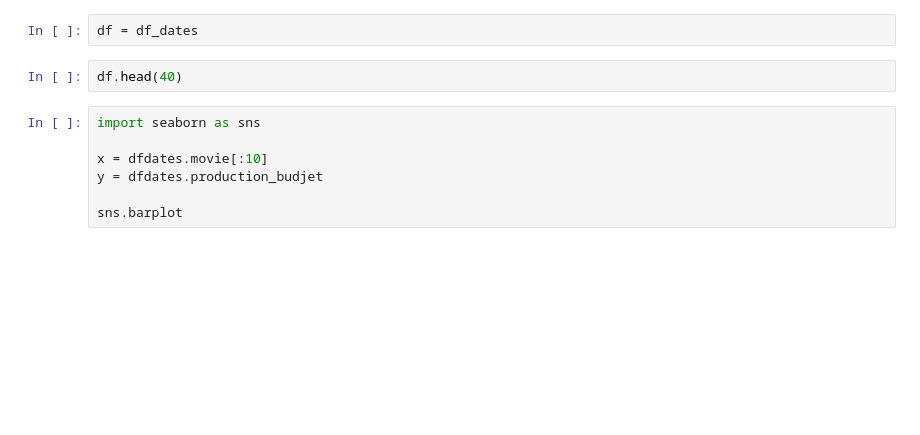
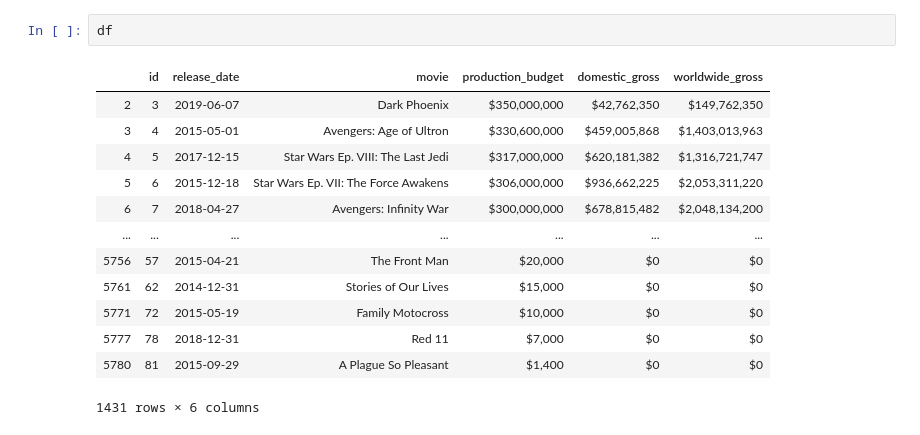
Before and after one commit to dalayne95/mod-1-project-darian-trey, a Jupyter notebook: Release date comparison .ipynb, the cells around one changed output. Cells and saved outputs as stored; diff of their text form; blank space fills up the shorter version.

```diff
--- a/Release date comparison .ipynb
+++ b/Release date comparison .ipynb
@@ -17,11 +80,16 @@ df_dates.head()
 # %%
-df = df_dates
+df
+# %% [output]
+|  | id | release_date | movie | production_budget | domestic_gross | worldwide_gross |
+| 2 | 3 | 2019-06-07 | Dark Phoenix | $350,000,000 | $42,762,350 | $149,762,350 |
+| 3 | 4 | 2015-05-01 | Avengers: Age of Ultron | $330,600,000 | $459,005,868 | $1,403,013,963 |
+| 4 | 5 | 2017-12-15 | Star Wars Ep. VIII: The Last Jedi | $317,000,000 | $620,181,382 | $1,316,721,747 |
+| 5 | 6 | 2015-12-18 | Star Wars Ep. VII: The Force Awakens | $306,000,000 | $936,662,225 | $2,053,311,220 |
+| 6 | 7 | 2018-04-27 | Avengers: Infinity War | $300,000,000 | $678,815,482 | $2,048,134,200 |
+| ... | ... | ... | ... | ... | ... | ... |
+| 5756 | 57 | 2015-04-21 | The Front Man | $20,000 | $0 | $0 |
+| 5761 | 62 | 2014-12-31 | Stories of Our Lives | $15,000 | $0 | $0 |
+| 5771 | 72 | 2015-05-19 | Family Motocross | $10,000 | $0 | $0 |
+| 5777 | 78 | 2018-12-31 | Red 11 | $7,000 | $0 | $0 |
+| 5780 | 81 | 2015-09-29 | A Plague So Pleasant | $1,400 | $0 | $0 |
+1431 rows × 6 columns
-# %%
-df.head(40)
-# %%
-import seaborn as sns
-
-x = dfdates.movie[:10]
-y = dfdates.production_budjet
-
-sns.barplot
```
Also changed, not shown: parts of 11 cells of this notebook.
